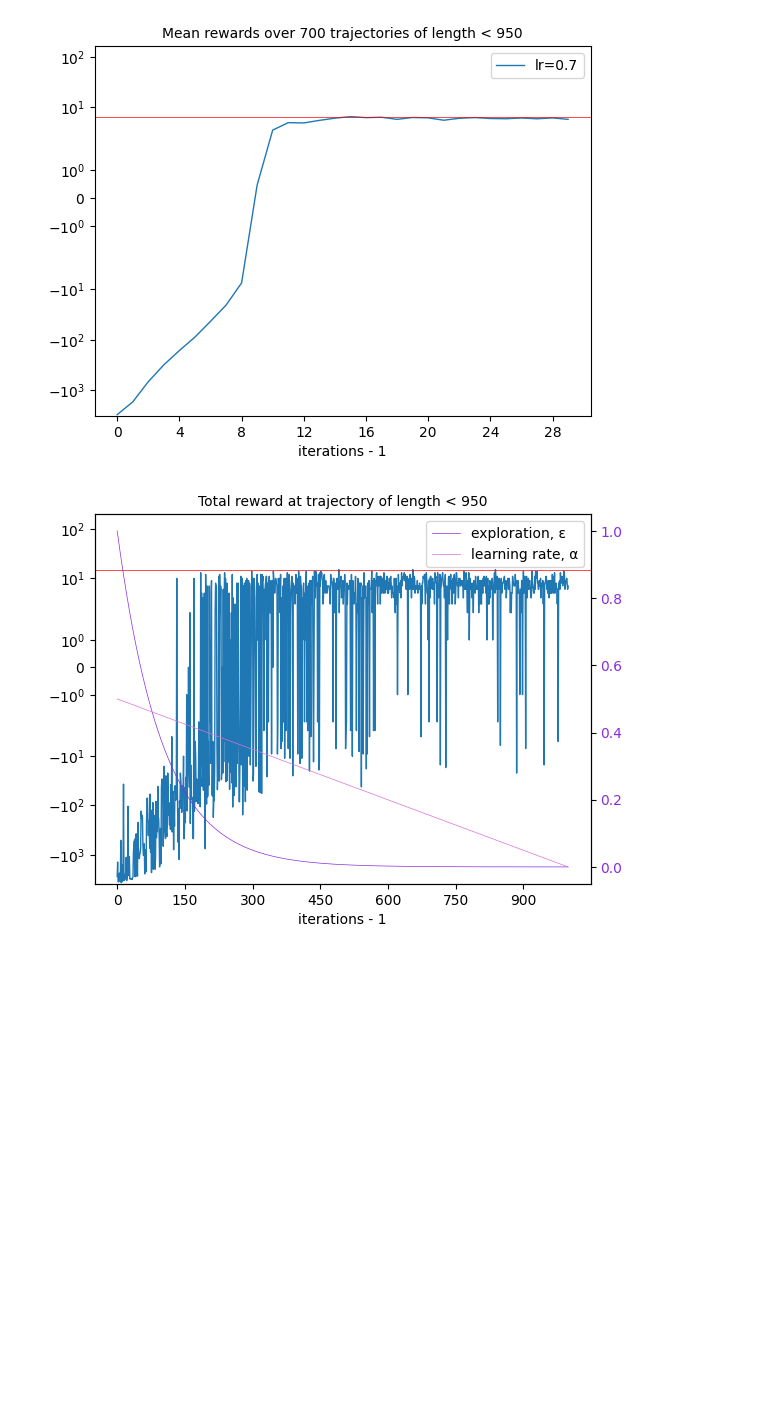
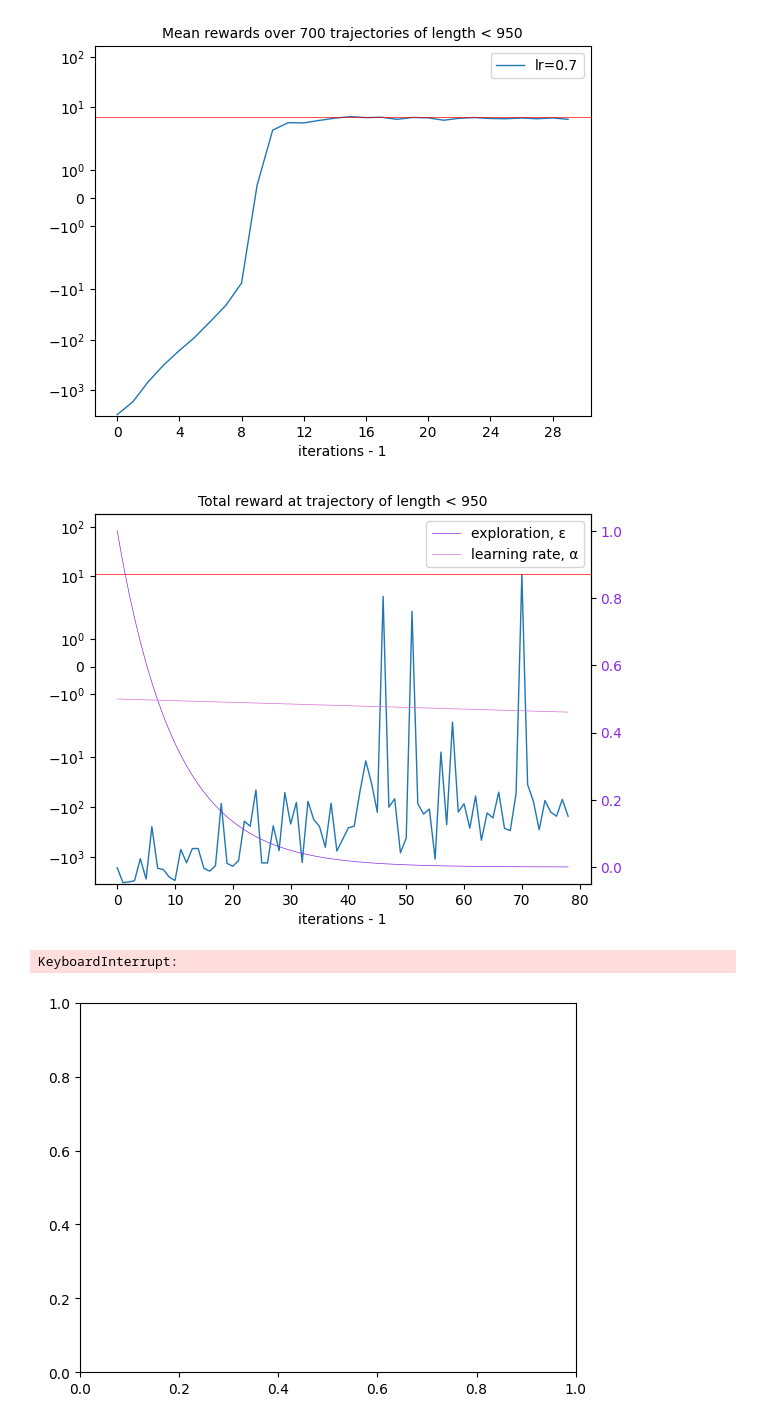
Before and after one commit to Axik0/DRL, a Jupyter notebook: DRL4(Taxi-v3-MC_SARSA_Q).ipynb, the cells around one changed output. Drawn from its saved outputs; the diff is of its cells as text; code cells hidden in the pictures; blank space fills up the shorter version.

```diff
--- a/DRL4(Taxi-v3-MC_SARSA_Q).ipynb
+++ b/DRL4(Taxi-v3-MC_SARSA_Q).ipynb
@@ -103,7 +103,7 @@ class SigmoidalAR(AnnealingRate):
                 result = 0
         return result
 # %%
-class RandAgent():
+class RandAgent:
     """baseline agent that performs random (sample from uniform distr) actions"""
     def __init__(self, n_states=N_STATES, n_actions=N_ACTIONS, aid_to_str=ACTIONS_STR, capture_path=FP):
         self.n_states = n_states
@@ -255,10 +255,11 @@ class ModelFreeAgent(RandAgent):
         but also allow "the rest' actions happen with eps probability (shared)
 
         unvisited states have q=0 but that doesn't matter anything,
-        as rewards are < 0, such states would impact argmax,
+        as rewards are < 0, such states would impact argmax in vain,
         zero_mask removes them from computation"""
         if zero_mask is not None:
-            q = np.ma.array(q, mask=zero_mask)
+            q[zero_mask] = np.full(shape=q.shape, fill_value=-10)[zero_mask]
+            # q = np.ma.array(q, mask=zero_mask)
         # epsilon-greedy: let eps be ~"the rest' actions probability, split it between the all actions
         dummy = (1 - eps + eps / self.n_actions) * np.eye(self.n_actions) + (eps / self.n_actions) * (np.ones(self.n_actions) - np.eye(self.n_actions))
         best_actions = np.argmax(q, axis=0) # 1D array of 'best' actions
@@ -333,10 +334,11 @@ class QLearningAgent(ModelFreeAgent):
 # %%
 sarsa = SARSAAgent()
 ann_sarsa_a = LinearAR(start=0.5)
-# ann_sarsa_e = SigmoidalAR(al=1e-2)
-ann_sarsa_e = ExponentialAR(la=1e-2)
+ann_sarsa_e = ExponentialAR(la=1e-1)
 sarsa.fit(n_trajectories=1000, max_length=950, alpha_d=ann_sarsa_a, eps_d=ann_sarsa_e, gamma=0.999, verbose=True)
 # %% [output]
-[figure, old version]
+[figure, new version]
+KeyboardInterrupt:
+[figure, added]
 # %%
 qlr = QLearningAgent()
```
Also changed, not shown: parts of 7 cells of this notebook, 1 other file.
